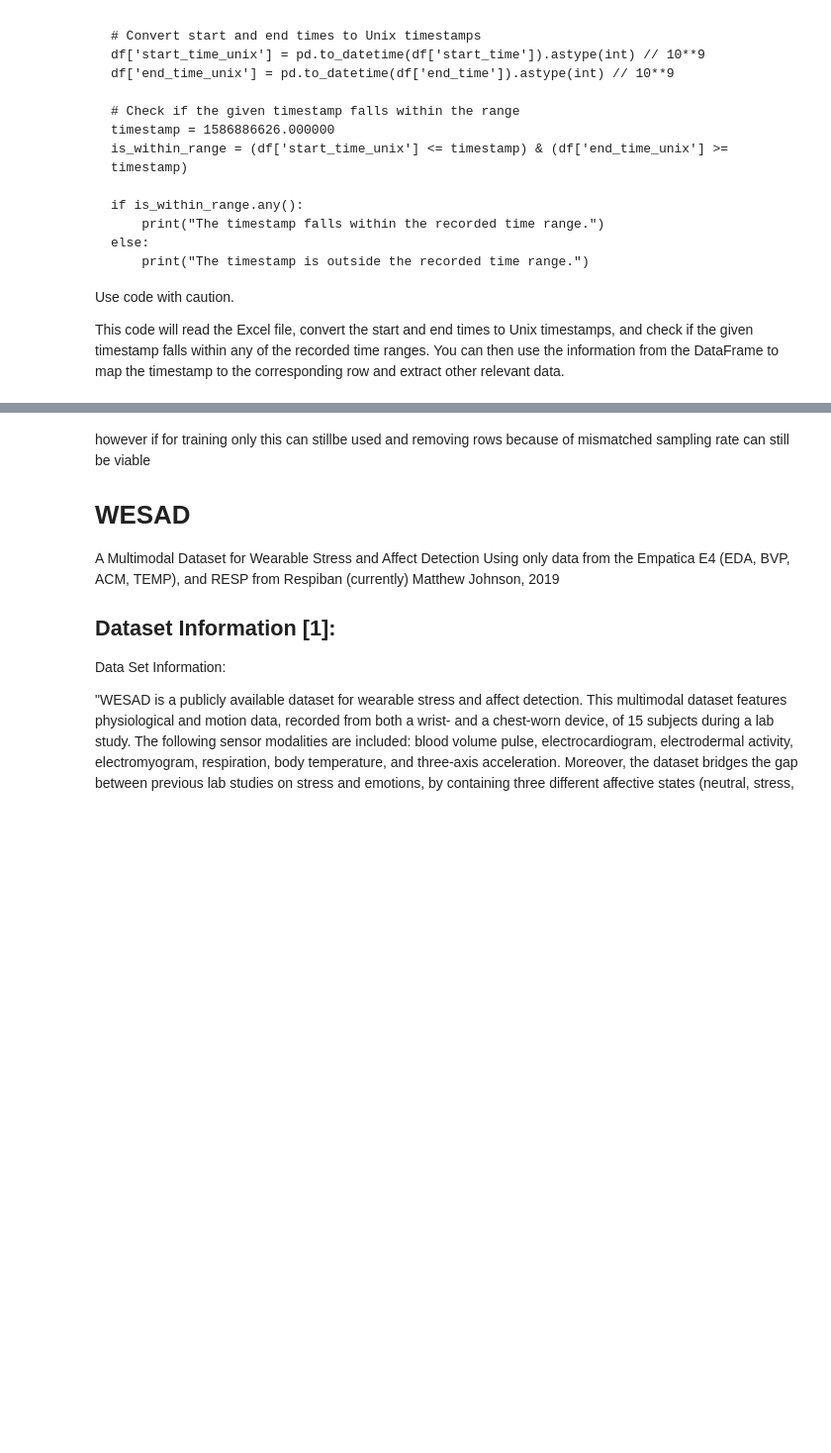
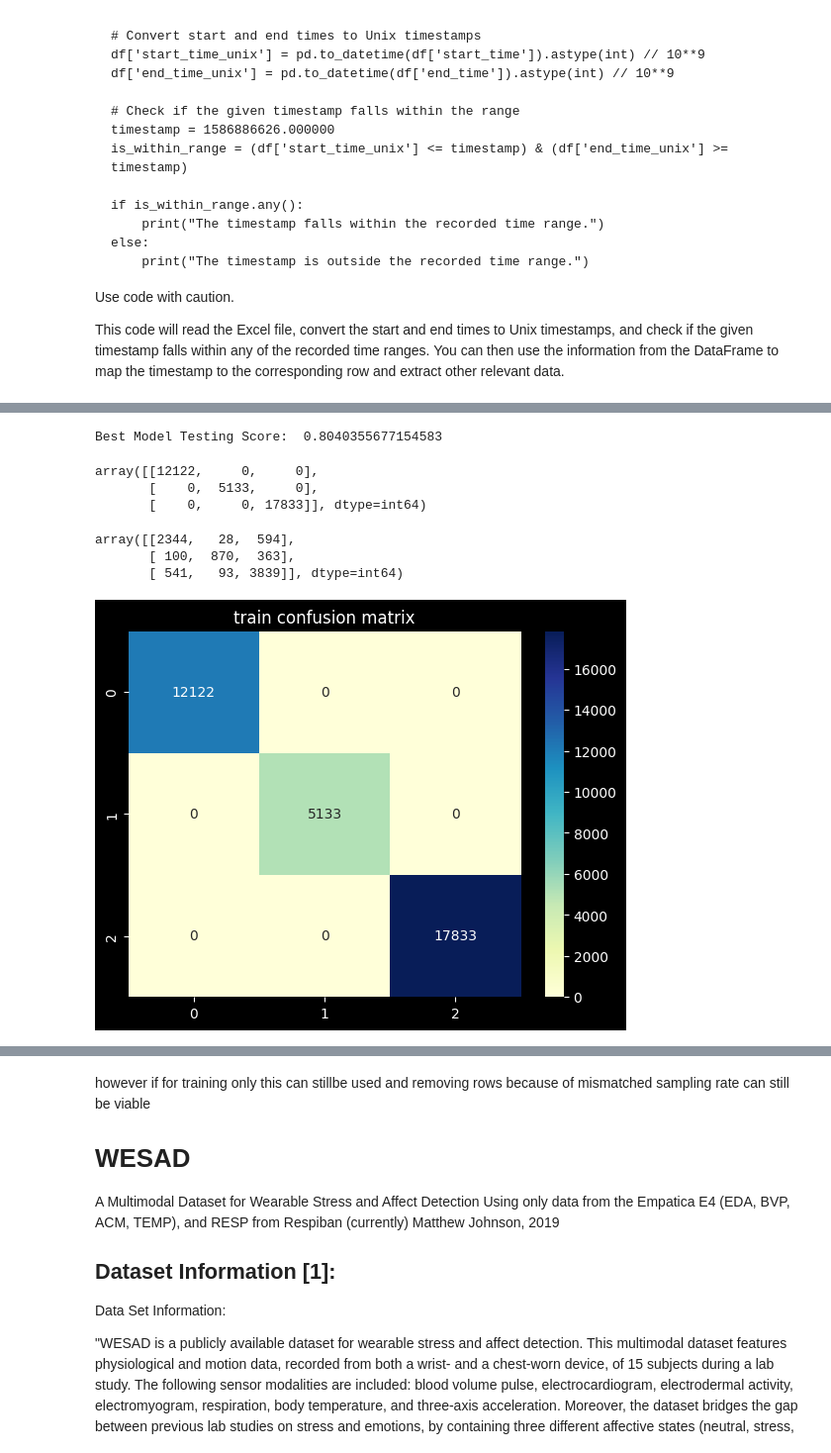
Before and after one commit to 08Aristodemus24/thesis-writing-1, a Jupyter notebook: server-side/modelling/stress_detection.ipynb, the cells around one changed output, grey strips where cells are left out. Shown at 99% size. Saved outputs shown, nothing was run; the diff lists cells and outputs as text; code cells hidden in the pictures; blank space fills up the shorter version.

```diff
--- a/server-side/modelling/stress_detection.ipynb
+++ b/server-side/modelling/stress_detection.ipynb
@@ -328,0 +887,14 @@ This code will read the Excel file, convert the start and end times to Unix time
+# %%
+# min max scaler
+xgb_scaler = MinMaxScaler()
+X_train_scaled = xgb_scaler.fit_transform(X_train)
+X_test_scaled = xgb_scaler.transform(X_test)
+
+save_model(xgb_scaler, './saved/misc/xgb_scaler.pkl')
+# %%
+# evaluate the performance of model with the Best parameters on testing set
+xgb_best = XGBClassifier(**best_hyper_params, verbose=1)
+xgb_best.fit(X_train_scaled, Y_train)
+print("Best Model Testing Score: ", xgb_best.score(X_test_scaled, Y_test))
+# %% [output]
+Best Model Testing Score:  0.8040355677154583
@@ -328,0 +903,18 @@ This code will read the Excel file, convert the start and end times to Unix time
+# %%
+Y_pred_train = xgb_best.predict(X_train_scaled)
+Y_pred_test = xgb_best.predict(X_test_scaled)
+# %%
+train_cm = confusion_matrix(Y_train, Y_pred_train)
+test_cm = confusion_matrix(Y_test, Y_pred_test)
+# %%
+train_cm
+# %% [output]
+array([[12122,     0,     0],
+       [    0,  5133,     0],
+       [    0,     0, 17833]], dtype=int64)
+# %%
+test_cm
+# %% [output]
+array([[2344,   28,  594],
+       [ 100,  870,  363],
+       [ 541,   93, 3839]], dtype=int64)
@@ -328,0 +923,4 @@ This code will read the Excel file, convert the start and end times to Unix time
+# %%
+multi_class_heatmap(train_cm, img_title='train confusion matrix')
+# %% [output]
+[figure, added]
```
Also changed, not shown: parts of 100 cells of this notebook, 11 other files.
